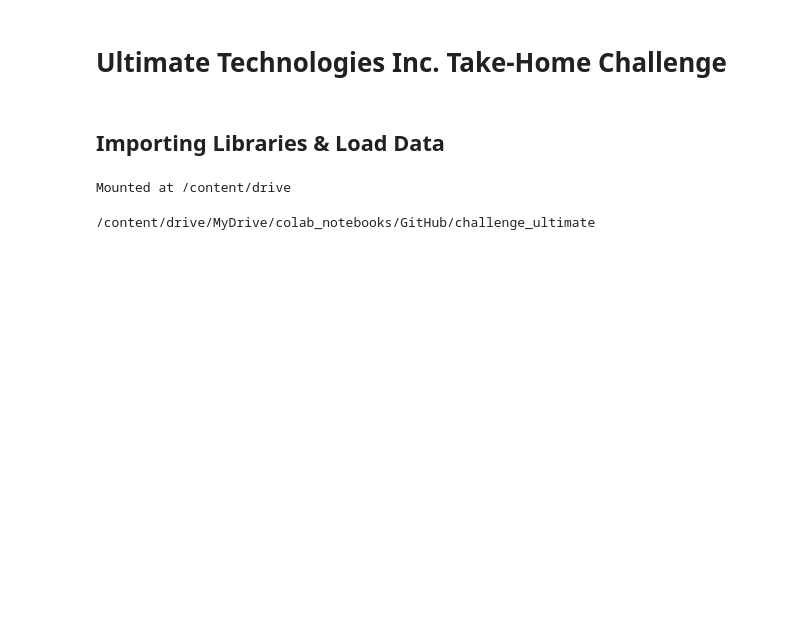
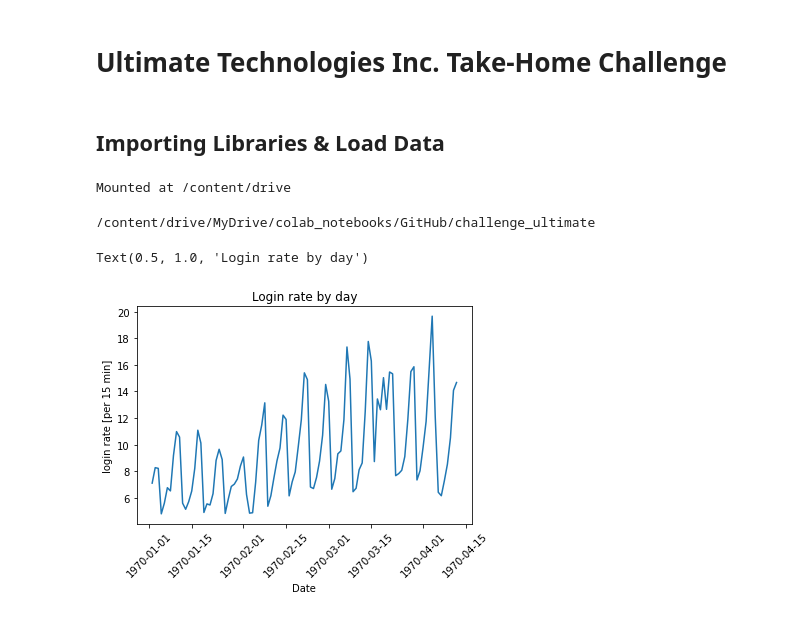
Before and after one commit to ChadDelany/challenge_ultimate, a Jupyter notebook: challenge_ultimate.ipynb, the cells around one changed output. Drawn from its saved outputs; the diff is of its cells as text; code cells hidden in the pictures; blank space fills up the shorter version.

Commit message:
plot login rate by day

```diff
--- a/challenge_ultimate.ipynb
+++ b/challenge_ultimate.ipynb
@@ -39,17 +39,20 @@ drive.flush_and_unmount()
 # %%
 # Creating a Counter for logins by 15-minute intervals.
 logins_count = deepcopy(logins)
-logins_count.count = 1
+logins_count["count"] = 1
 logins_count = logins_count.set_index("login_time")
 logins_count_15min = logins_count.groupby(pd.Grouper(freq="15Min")).sum()
 logins_count_15min.index.name = "DateTime"
 # %%
 # Creating a Counter for logins by day intervals.
-logins_count_byday = logins_count_15min.groupby(logins_count_15min.index.date).mean()
-logins_count_byday = logins_count_byday[1 : -1]
-logins_count_byday.index.name = "Date"
+logins_count_day = logins_count_15min.groupby(logins_count_15min.index.date).mean()
+logins_count_day = logins_count_day[1 : -1]
+logins_count_day.index.name = "Date"
 # %%
 # Creating plot of login count by day.
-logins_count_byday.plot(y="count", rot=45, legend=None)
+logins_count_day.plot(y="count", rot=45, legend=None)
 plt.ylabel("login rate [per 15 min]")
 plt.title("Login rate by day")
+# %% [output]
+Text(0.5, 1.0, 'Login rate by day')
+[figure, added]
```
